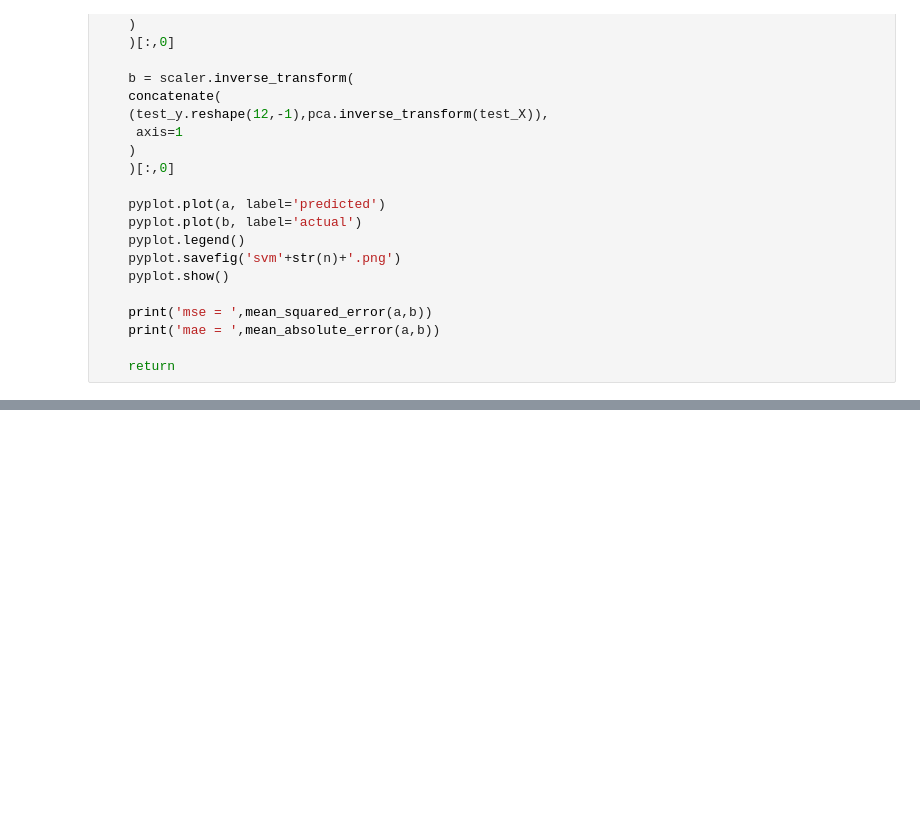
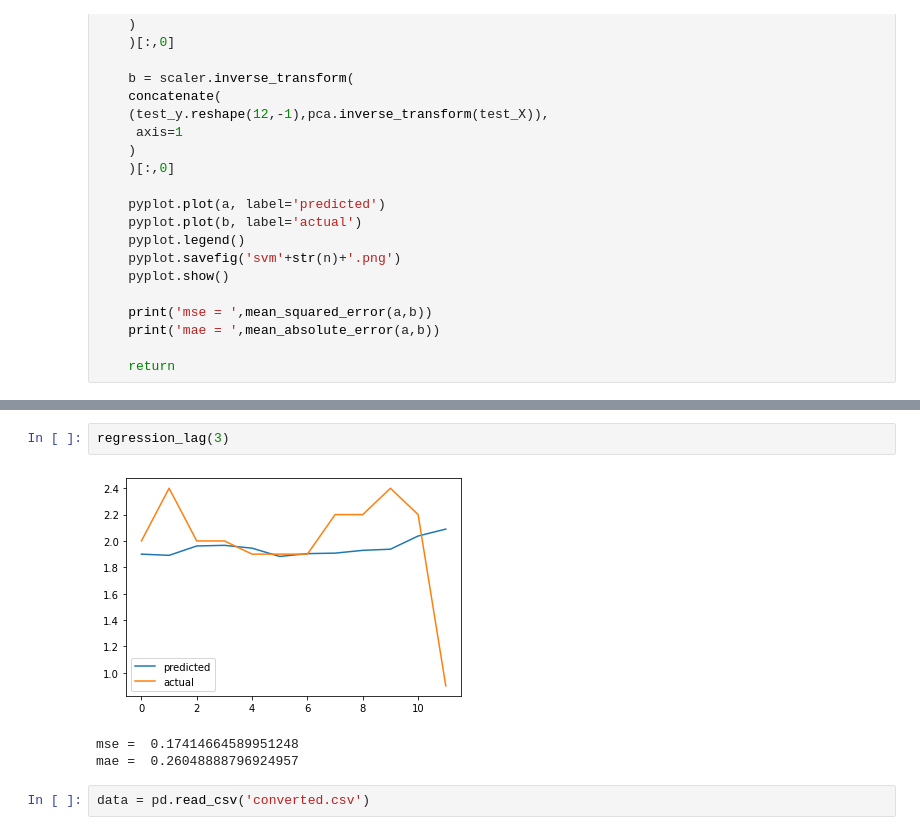
Before and after one commit to keshavs0305/TimeSeries_CanEco, a Jupyter notebook: codes.ipynb, the cells around one changed output, grey strips where cells are left out. Saved outputs shown, nothing was run; the diff lists cells and outputs as text; blank space fills up the shorter version.

```diff
--- a/codes.ipynb
+++ b/codes.ipynb
@@ -161,0 +266,8 @@ svm_lag(3)
+# %%
+regression_lag(3)
+# %% [output]
+[figure, added]
+mse =  0.17414664589951248
+mae =  0.26048888796924957
+# %%
+data = pd.read_csv('converted.csv')
```
Also changed, not shown: parts of 7 cells of this notebook, 1 other file.
